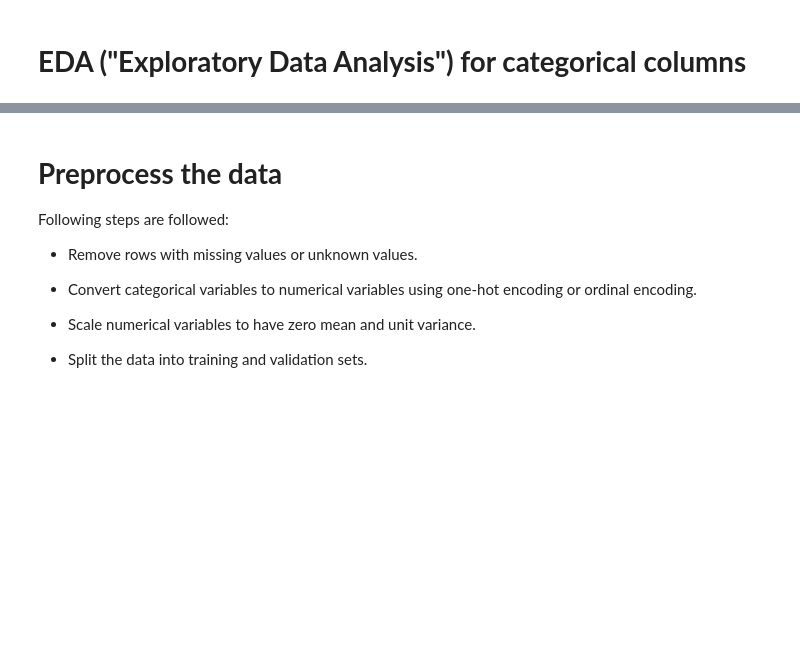
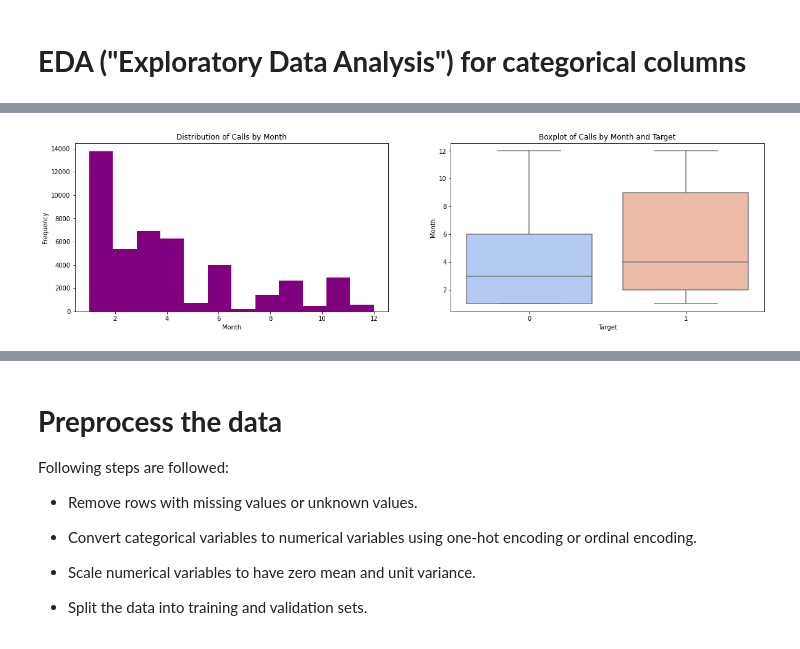
Before and after one commit to sunilbabu07/customer-conversion-prediction, a Jupyter notebook: guvi.ipynb, the cells around one changed output, grey strips where cells are left out. Saved outputs shown, nothing was run; the diff lists cells and outputs as text; code cells hidden in the pictures; blank space fills up the shorter version.

```diff
--- a/guvi.ipynb
+++ b/guvi.ipynb
@@ -329,0 +387,16 @@ plt.show()
+# %%
+# analysis based on month
+
+fig, axes = plt.subplots(ncols=2, figsize=(20, 5))
+axes[0].hist(x=customer_df['mon'], bins=12, color='purple')
+axes[0].set_xlabel('Month')
+axes[0].set_ylabel('Frequency')
+axes[0].set_title('Distribution of Calls by Month')
+
+sns.boxplot(x='y', y='mon', data=customer_df, ax=axes[1], palette='coolwarm')
+axes[1].set_xlabel('Target')
+axes[1].set_ylabel('Month')
+axes[1].set_title('Boxplot of Calls by Month and Target')
+plt.show()
+# %% [output]
+[figure, added]
```
Also changed, not shown: parts of 23 cells of this notebook.
